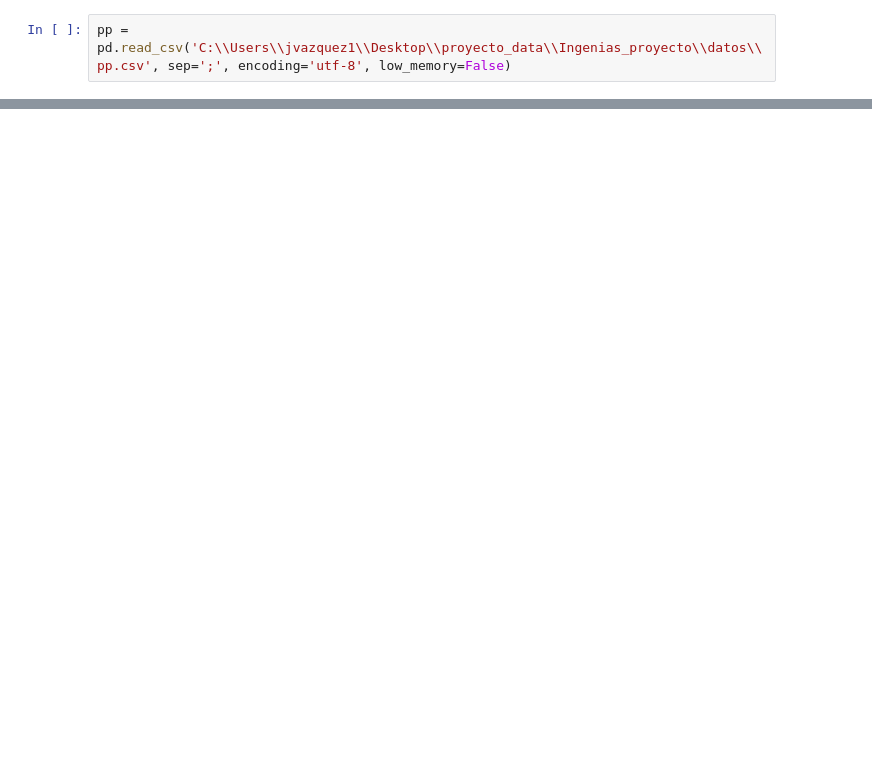
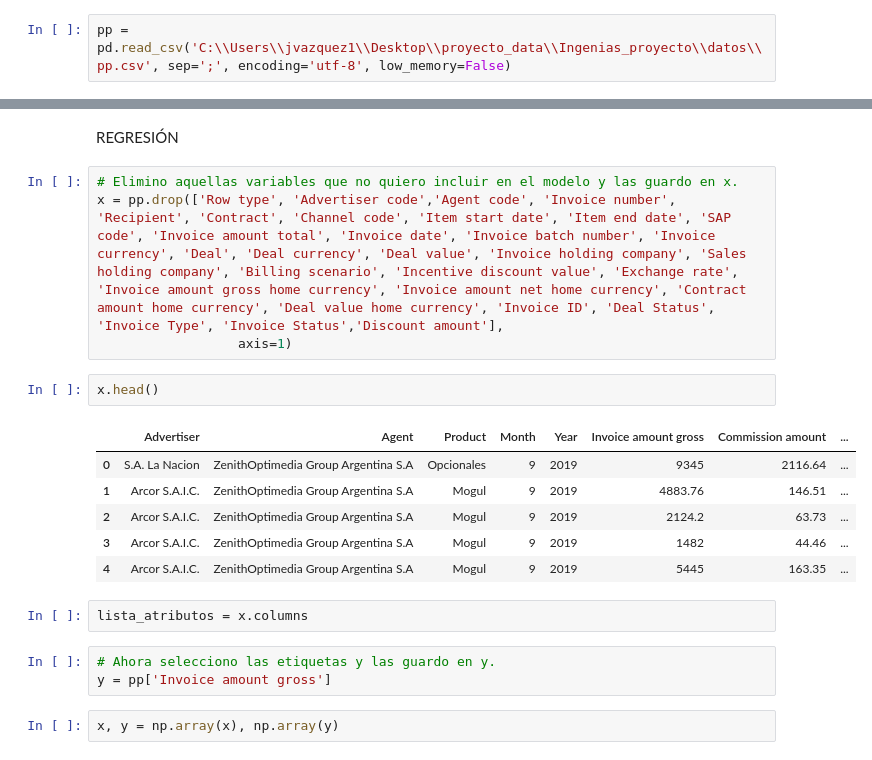
Before and after one commit to johvazquez/Ingenias_proyecto, a Jupyter notebook: notebooks/clasificacion.ipynb, the cells around one changed output, grey strips where cells are left out. Drawn from its saved outputs; the diff is of its cells as text; blank space fills up the shorter version.

```diff
--- a/notebooks/clasificacion.ipynb
+++ b/notebooks/clasificacion.ipynb
@@ -26,0 +77,22 @@ pp = pd.read_csv('C:\\Users\\jvazquez1\\Desktop\\proyecto_data\\Ingenias_proyect
+# %% [markdown]
+REGRESIÓN
+# %%
+# Elimino aquellas variables que no quiero incluir en el modelo y las guardo en x.
+x = pp.drop(['Row type', 'Advertiser code','Agent code', 'Invoice number', 'Recipient', 'Contract', 'Channel code', 'Item start date', 'Item end date', 'SAP code', 'Invoice amount total', 'Invoice date', 'Invoice batch number', 'Invoice currency', 'Deal', 'Deal currency', 'Deal value', 'Invoice holding company', 'Sales holding company', 'Billing scenario', 'Incentive discount value', 'Exchange rate', 'Invoice amount gross home currency', 'Invoice amount net home currency', 'Contract amount home currency', 'Deal value home currency', 'Invoice ID', 'Deal Status', 'Invoice Type', 'Invoice Status','Discount amount'],
+                  axis=1)
+# %%
+x.head()
+# %% [output]
+|  | Advertiser | Agent | Product | Month | Year | Invoice amount gross | Commission amount | ... |
+| 0 | S.A. La Nacion | ZenithOptimedia Group Argentina S.A | Opcionales | 9 | 2019 | 9345 | 2116.64 | ... |
+| 1 | Arcor S.A.I.C. | ZenithOptimedia Group Argentina S.A | Mogul | 9 | 2019 | 4883.76 | 146.51 | ... |
+| 2 | Arcor S.A.I.C. | ZenithOptimedia Group Argentina S.A | Mogul | 9 | 2019 | 2124.2 | 63.73 | ... |
+| 3 | Arcor S.A.I.C. | ZenithOptimedia Group Argentina S.A | Mogul | 9 | 2019 | 1482 | 44.46 | ... |
+| 4 | Arcor S.A.I.C. | ZenithOptimedia Group Argentina S.A | Mogul | 9 | 2019 | 5445 | 163.35 | ... |
+# %%
+lista_atributos = x.columns
+# %%
+# Ahora selecciono las etiquetas y las guardo en y.
+y = pp['Invoice amount gross']
+# %%
+x, y = np.array(x), np.array(y)
```
Also changed, not shown: parts of 24 cells of this notebook, 3 other files.
